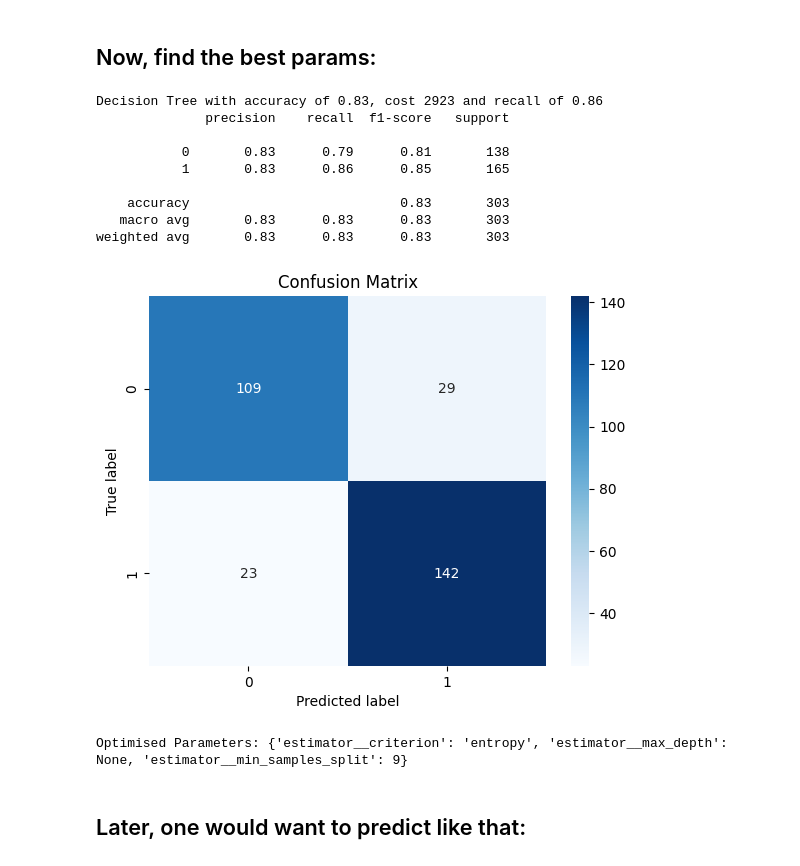
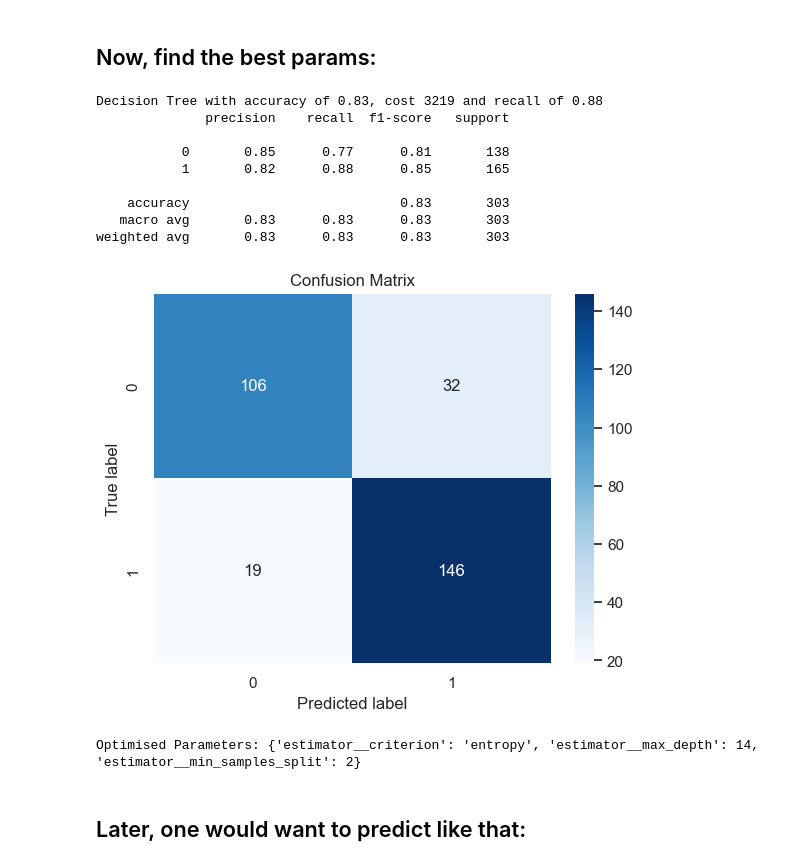
Before and after one commit to TimeLegend35/ml_group4_heart_attack, a Jupyter notebook: tobi3.ipynb, the cells around one changed output. Cells and saved outputs as stored; diff of their text form; code cells hidden in the pictures.

```diff
--- a/tobi3.ipynb
+++ b/tobi3.ipynb
@@ -165,7 +175,7 @@ display(preprocessor.fit_transform(heart_data))
 pipeline = Pipeline([
     ('preprocessing', preprocessor),
     # ('balancing', RandomOverSampler()), # No over sampler
-    ('estimator', RandomForestClassifier(random_state=42, n_estimators=75)) ])
+    ('estimator', RandomForestClassifier(random_state=42)) ])
 
 cv = StratifiedKFold(n_splits=10, shuffle=True, random_state=42)
 # %% [output]
@@ -243,7 +253,7 @@ from sklearn.metrics import make_scorer
 # define the parameter grid
 parameters = {
     'estimator__criterion':['gini', 'entropy'],
-    'estimator__max_depth':[ 2, 3, 4, 5, 6, 7, None],
+    'estimator__max_depth':[ 2, 4, 6, 8, 10, 12, 14, 16, 18, 20, 22, None],
     'estimator__min_samples_split' :[2,3,4,5,6,7,8,9,10]
 }
 
@@ -257,38 +267,38 @@ cost_score = make_scorer(cost_function, greater_is_better=False)
 grid_search_estimator = GridSearchCV(pipeline, parameters, scoring=cost_score, cv=stratified_10_fold_cv)
 
 # cross-validate
 prediction = cross_val_predict(grid_search_estimator, heart_data, heart_target, cv=cv, n_jobs=-1)
 
 # calculate costs
 cm = confusion_matrix(heart_target, prediction)
 cost = cost_function(heart_target, prediction)
 acc = accuracy_score(heart_target, prediction)
 recall = recall_score(heart_target, prediction)
 
 print("Decision Tree with accuracy of {}, cost {} and recall of {}".format(acc.round(2), cost, recall.round(2)))
 print(classification_report(heart_target, prediction))
 
 sns.heatmap(cm, annot=True, cmap='Blues', fmt='d')
 plt.ylabel('True label')
 plt.xlabel('Predicted label')
 plt.title('Confusion Matrix')
 plt.show()
 
 # fit the grid search (= determine the optimal parameters)
 grid_search_estimator.fit(heart_data, heart_target)
 print("Optimised Parameters: {}".format(grid_search_estimator.best_params_))
 # %% [output]
-Decision Tree with accuracy of 0.83, cost 2923 and recall of 0.86
+Decision Tree with accuracy of 0.83, cost 3219 and recall of 0.88
               precision    recall  f1-score   support
 
-           0       0.83      0.79      0.81       138
-           1       0.83      0.86      0.85       165
+           0       0.85      0.77      0.81       138
+           1       0.82      0.88      0.85       165
 
     accuracy                           0.83       303
    macro avg       0.83      0.83      0.83       303
 weighted avg       0.83      0.83      0.83       303
-[figure, old version]
+[figure, new version]
-Optimised Parameters: {'estimator__criterion': 'entropy', 'estimator__max_depth': None, 'estimator__min_samples_split': 9}
+Optimised Parameters: {'estimator__criterion': 'entropy', 'estimator__max_depth': 14, 'estimator__min_samples_split': 2}
 # %% [markdown]
 ## Later, one would want to predict like that:
 # %%
```
Also changed, not shown: parts of 8 cells of this notebook.
